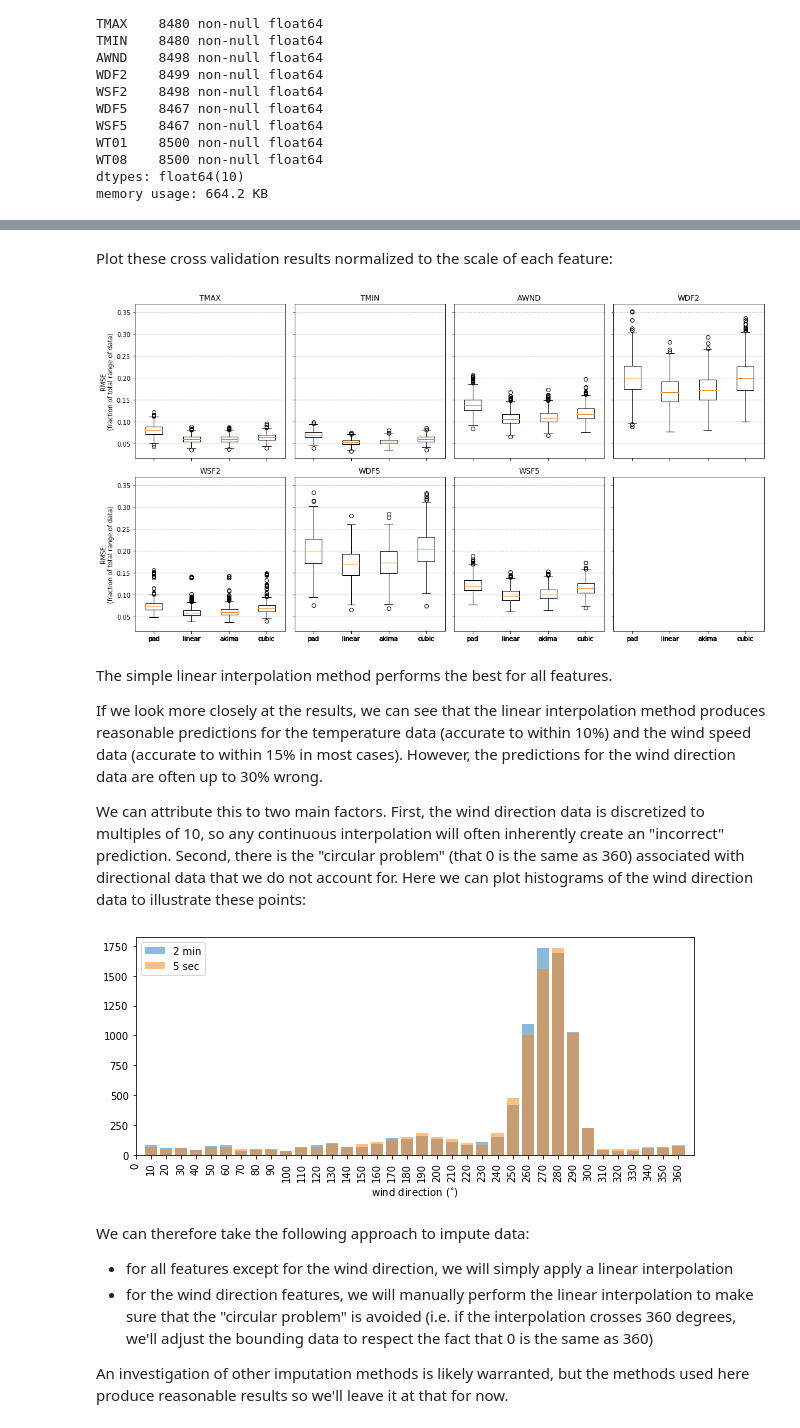
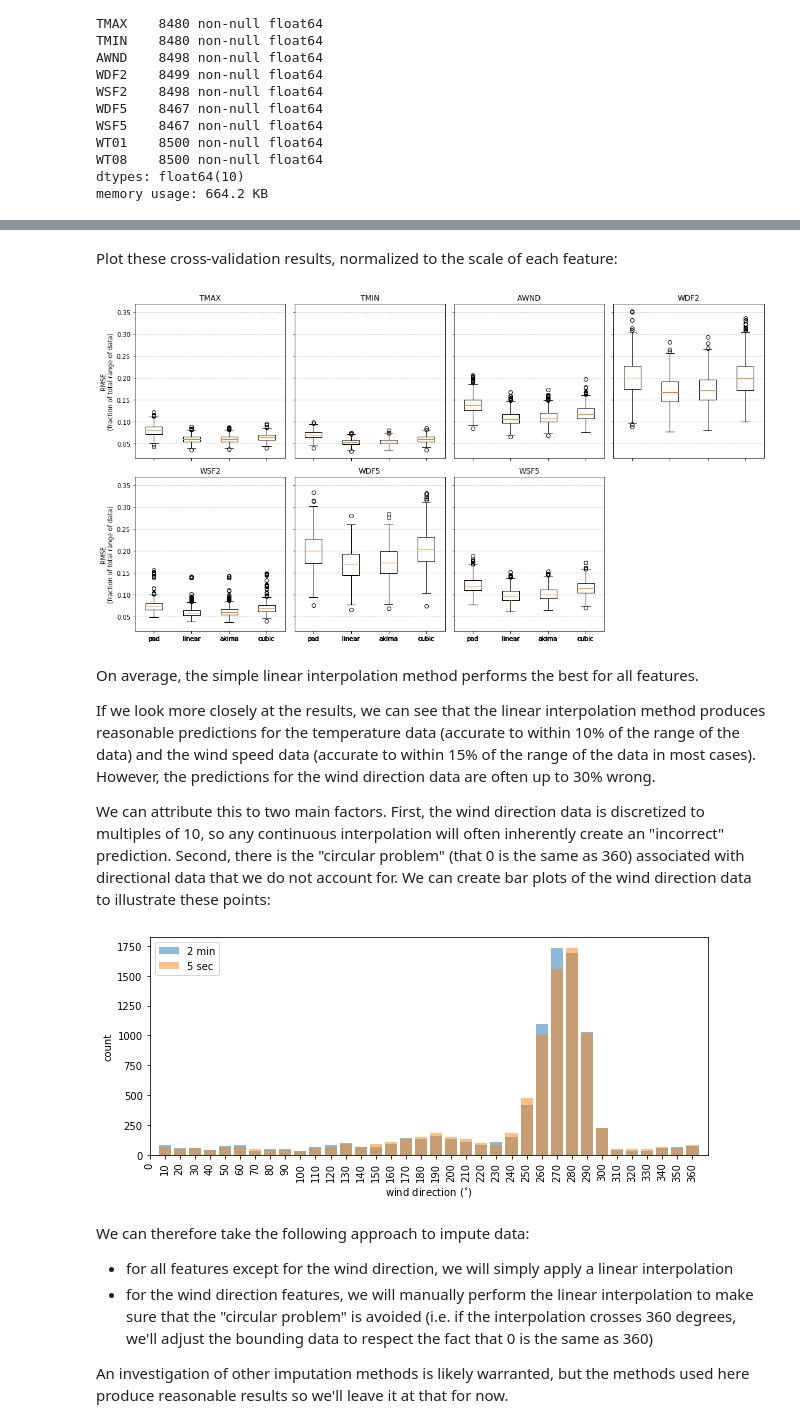
Before and after one commit to yuempark/SFO-weather-prediction, a Jupyter notebook: SFO-weather-prediction.ipynb, the cells around one changed output, grey strips where cells are left out. Saved outputs shown, nothing was run; the diff lists cells and outputs as text; code cells hidden in the pictures.

```diff
--- a/SFO-weather-prediction.ipynb
+++ b/SFO-weather-prediction.ipynb
@@ -282,7 +286,7 @@ impute_cv_results.describe()
 | 75% | 3.049156 | 2.258761 | 2.274709 | 2.432357 | 1.743187 | 1.325271 | 1.353468 | 1.494689 | ... |
 | max | 4.200714 | 3.087629 | 3.035313 | 3.295175 | 2.244638 | 1.708040 | 1.849058 | 1.947835 | ... |
 # %% [markdown]
-Plot these cross validation results normalized to the scale of each feature:
+Plot these cross-validation results, normalized to the scale of each feature:
 # %%
 fig, ax = plt.subplots(ncols=4, nrows=2, figsize=(15,8), sharex=True, sharey=True)
 
@@ -298,37 +302,40 @@ for i in range(len(impute_cols)):
     ax[i].set_title(impute_cols[i])
     ax[i].yaxis.grid(ls='--')
 
+ax[7].set_axis_off()
+
 ax[0].set_ylabel('RMSE\n(fraction of total range of data)')
 ax[4].set_ylabel('RMSE\n(fraction of total range of data)')
 
 fig.tight_layout()
 plt.show(fig)
 # %% [output]
-[figure, old version]
+[figure, new version]
 # %% [markdown]
-The simple linear interpolation method performs the best for all features.
+On average, the simple linear interpolation method performs the best for all features.
 
-If we look more closely at the results, we can see that the linear interpolation method produces reasonable predictions for the temperature data (accurate to within 10%) and the wind speed data (accurate to within 15% in most cases). However, the predictions for the wind direction data are often up to 30% wrong.
+If we look more closely at the results, we can see that the linear interpolation method produces reasonable predictions for the temperature data (accurate to within 10% of the range of the data) and the wind speed data (accurate to within 15% of the range of the data in most cases). However, the predictions for the wind direction data are often up to 30% wrong.
 
-We can attribute this to two main factors. First, the wind direction data is discretized to multiples of 10, so any continuous interpolation will often inherently create an "incorrect" prediction. Second, there is the "circular problem" (that 0 is the same as 360) associated with directional data that we do not account for. Here we can plot histograms of the wind direction data to illustrate these points:
+We can attribute this to two main factors. First, the wind direction data is discretized to multiples of 10, so any continuous interpolation will often inherently create an "incorrect" prediction. Second, there is the "circular problem" (that 0 is the same as 360) associated with directional data that we do not account for. We can create bar plots of the wind direction data to illustrate these points:
 # %%
 fig, ax = plt.subplots(figsize=(10,4))
 
 WDF2_directions, WDF2_counts = np.unique(data_features['WDF2'], return_counts=True)
 WDF5_directions, WDF5_counts = np.unique(data_features['WDF5'], return_counts=True)
 
 ax.bar(np.arange(len(WDF2_directions)-1), WDF2_counts[:-1], color='C0', alpha=0.5, label='2 min')
 ax.bar(np.arange(len(WDF5_directions)-1), WDF5_counts[:-1], color='C1', alpha=0.5, label='5 sec')
 
 ax.set_xlabel('wind direction ($^{\circ}$)')
+ax.set_ylabel('count')
 ax.legend(loc='upper left')
 ax.set_xlim(0,len(WDF2_directions)-1)
 ax.set_xticks(np.arange(len(WDF2_directions)-1))
 ax.set_xticklabels(WDF2_directions[:-1].astype(int), rotation=90)
 
 plt.show(fig)
 # %% [output]
-[figure, old version]
+[figure, new version]
 # %% [markdown]
 We can therefore take the following approach to impute data:
 * for all features except for the wind direction, we will simply apply a linear interpolation
```
Also changed, not shown: parts of 63 cells of this notebook.
